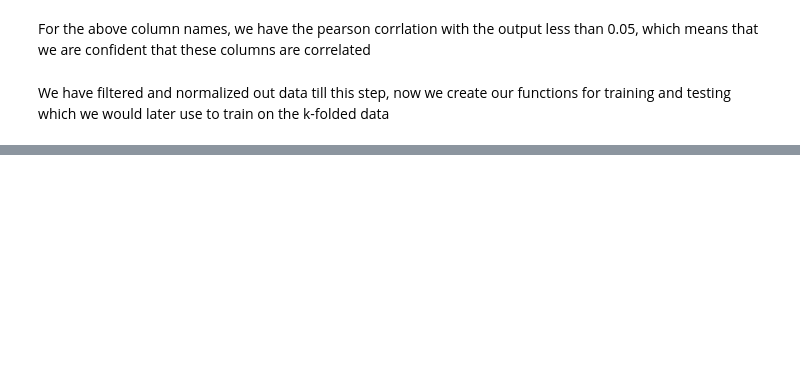
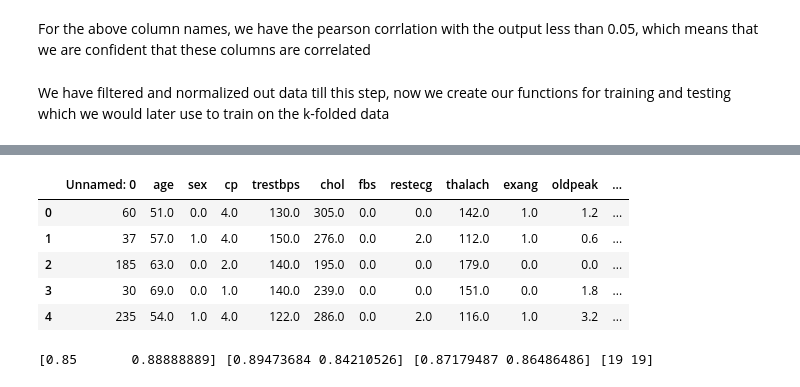
Before and after one commit to Dheeraj0650/cs5830-project4, a Jupyter notebook: cs6830 Project 4 part 1.ipynb, the cells around one changed output, grey strips where cells are left out. Drawn from its saved outputs; the diff is of its cells as text; code cells hidden in the pictures; blank space fills up the shorter version.

Commit message:
Added the code for challenge

```diff
--- a/cs6830 Project 4 part 1.ipynb
+++ b/cs6830 Project 4 part 1.ipynb
@@ -226,28 +377,41 @@ print("accuracy is ", f[0])
+# %%
+df=pd.read_csv('cleveland-challenge.csv')
+df.head()
+# %% [output]
+|  | Unnamed: 0 | age | sex | cp | trestbps | chol | fbs | restecg | thalach | exang | oldpeak | ... |
+| 0 | 60 | 51.0 | 0.0 | 4.0 | 130.0 | 305.0 | 0.0 | 0.0 | 142.0 | 1.0 | 1.2 | ... |
+| 1 | 37 | 57.0 | 1.0 | 4.0 | 150.0 | 276.0 | 0.0 | 2.0 | 112.0 | 1.0 | 0.6 | ... |
+| 2 | 185 | 63.0 | 0.0 | 2.0 | 140.0 | 195.0 | 0.0 | 0.0 | 179.0 | 0.0 | 0.0 | ... |
+| 3 | 30 | 69.0 | 0.0 | 1.0 | 140.0 | 239.0 | 0.0 | 0.0 | 151.0 | 0.0 | 1.8 | ... |
+| 4 | 235 | 54.0 | 1.0 | 4.0 | 122.0 | 286.0 | 0.0 | 2.0 | 116.0 | 1.0 | 3.2 | ... |
 # %%
-#Adding the code for prediciton on a test dataset:
-df=pd.read_csv('cleveland-test-sample.csv')
+X_train = df_filtered[['age', 'sex', 'cp', 'trestbps', 'restecg', 'thalach',
+       'exang', 'oldpeak', 'slope', 'ca', 'thal']].values
+# X=df_filtered[['trestbps',  'cp']].values
+Y_train=df_filtered['num'].values
+df=pd.read_csv('cleveland-challenge.csv')
+df.head()
 df['disease'] = df.disease.apply(lambda x: (1 if x>0 else 0))
 df.isna()
 df.dropna()
-df_filtered=df[df.thal!='?']
-df_filtered=df_filtered[df_filtered.ca!='?']
-for column in list(df_filtered.columns)[:-1]:
-    df_filtered[column] = df_filtered[column].astype(float)
-df_filtered=(df_filtered-df_filtered.min())/(df_filtered.max()-df_filtered.min())
-X = df_filtered[['age', 'sex', 'cp', 'trestbps', 'restecg', 'thalach',
+df_filtered_1=df[df.thal!='?']
+df_filtered_1=df_filtered_1[df_filtered_1.ca!='?']
+for column in list(df_filtered_1.columns)[:-1]:
+    df_filtered_1[column] = df_filtered_1[column].astype(float)
+df_filtered_1=(df_filtered_1-df_filtered_1.min())/(df_filtered_1.max()-df_filtered_1.min())
+X = df_filtered_1[['age', 'sex', 'cp', 'trestbps', 'restecg', 'thalach',
        'exang', 'oldpeak', 'slope', 'ca', 'thal']].values
 # X=df_filtered[['trestbps',  'cp']].values
-Y=df_filtered['disease'].values
-X_train, X_test, y_train, y_test = train_test_split(X, Y, test_size=0.1,random_state=42)
-model= NearestNeighbors(n_neighbors=12, metric='euclidean', algorithm='auto').fit(X_train)
-distances, indices = model.kneighbors(X_test)
+Y=df_filtered_1['disease'].values
+model= NearestNeighbors(n_neighbors=3, metric='euclidean', algorithm='auto').fit(X_train)
+distances, indices = model.kneighbors(X)
 y_pred=[]
-for i in range(len(X_test)):
+for i in range(len(X)):
     nearest_neighbours=indices[i]
     healthy=0
     sick=0
     for neighbour in nearest_neighbours:
-        if y_train[neighbour]==0:
+        if Y_train[neighbour]==0:
             healthy+=1
         else:
             sick+=1
@@ -255,5 +419,7 @@ for i in range(len(X_test)):
         y_pred.append(0)
     else:
         y_pred.append(1)
-(p,r,f,s) = precision_recall_fscore_support(y_test, y_pred, labels=[0,1])
+(p,r,f,s) = precision_recall_fscore_support(Y, y_pred, labels=[0,1])
 print(p,r,f,s)
+# %% [output]
+[0.85       0.88888889] [0.89473684 0.84210526] [0.87179487 0.86486486] [19 19]
```
Also changed, not shown: parts of 28 cells of this notebook.
